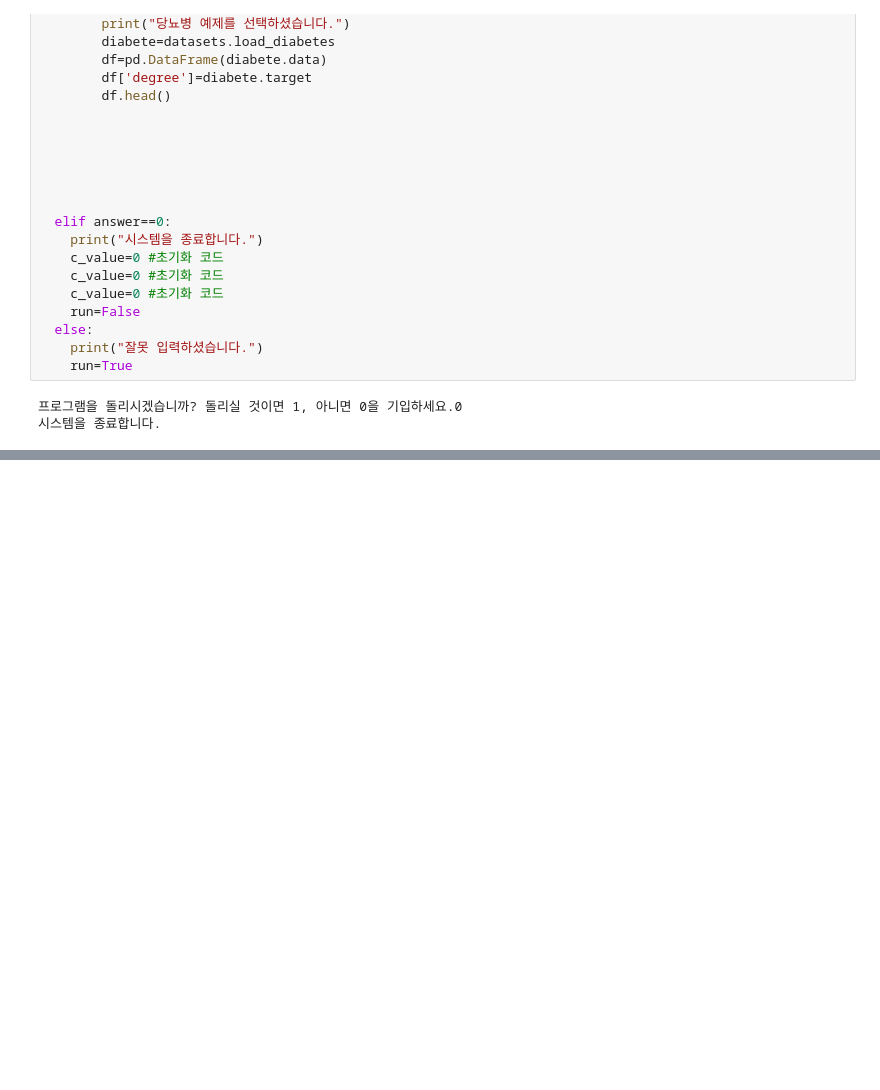
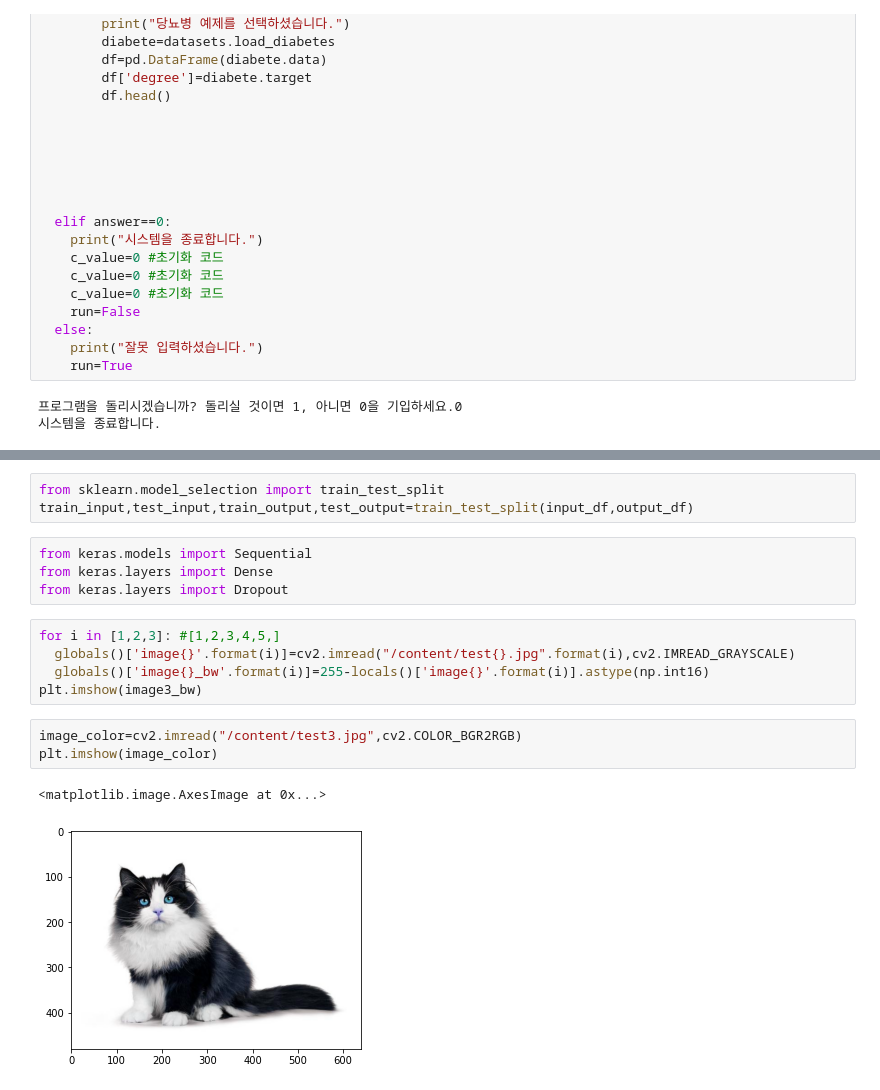
Before and after one commit to eaglehkim/python, a Jupyter notebook: prac5.ipynb, the cells around one changed output, grey strips where cells are left out. Cells and saved outputs as stored; diff of their text form; blank space fills up the shorter version.

```diff
--- a/prac5.ipynb
+++ b/prac5.ipynb
@@ -2340,0 +2410,18 @@ while run:
+# %%
+from sklearn.model_selection import train_test_split
+train_input,test_input,train_output,test_output=train_test_split(input_df,output_df)
+# %%
+from keras.models import Sequential
+from keras.layers import Dense
+from keras.layers import Dropout
+# %%
+for i in [1,2,3]: #[1,2,3,4,5,]
+  globals()['image{}'.format(i)]=cv2.imread("/content/test{}.jpg".format(i),cv2.IMREAD_GRAYSCALE)
+  globals()['image{}_bw'.format(i)]=255-locals()['image{}'.format(i)].astype(np.int16)
+plt.imshow(image3_bw)
+# %%
+image_color=cv2.imread("/content/test3.jpg",cv2.COLOR_BGR2RGB)
+plt.imshow(image_color)
+# %% [output]
+<matplotlib.image.AxesImage at 0x...>
+[figure, added]
```
Also changed, not shown: parts of 43 cells of this notebook.
